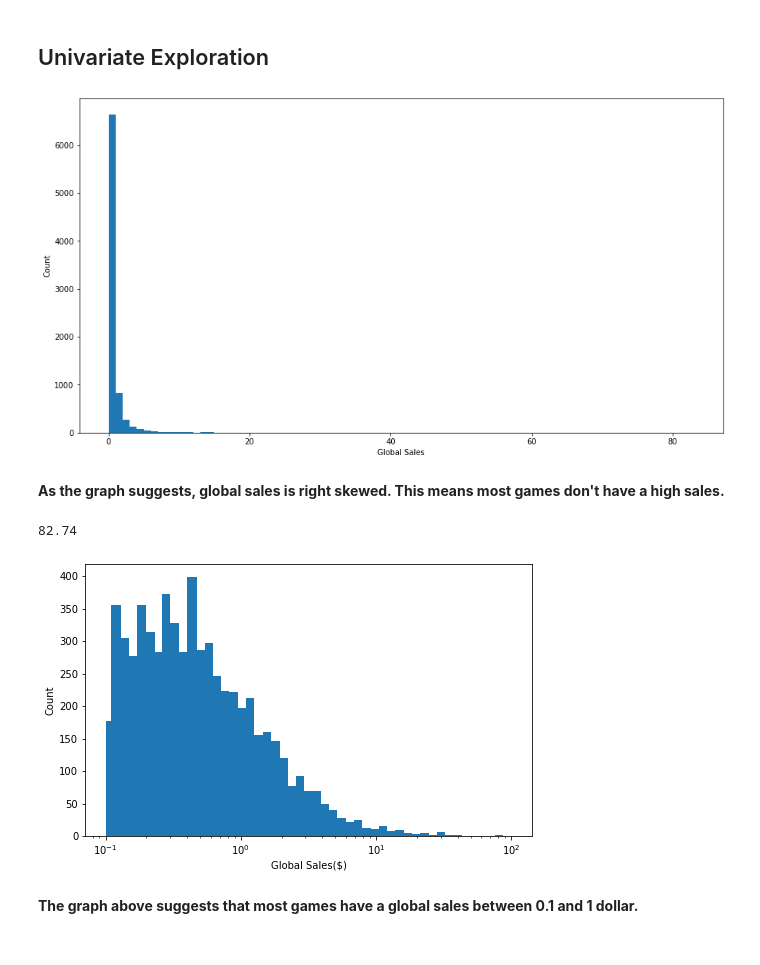
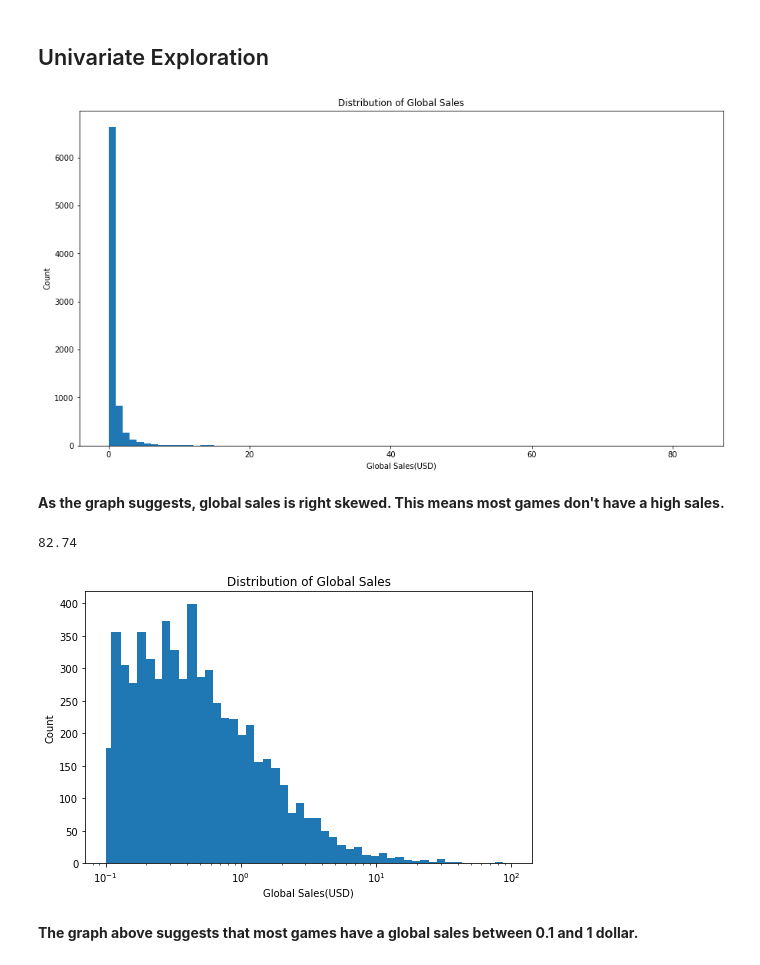
Before and after one commit to lretinue/Video-Game-Exploration, a Jupyter notebook: Video_Games_Exploration_Part1.ipynb, the cells around one changed output. Cells and saved outputs as stored; diff of their text form; code cells hidden in the pictures.

```diff
--- a/Video_Games_Exploration_Part1.ipynb
+++ b/Video_Games_Exploration_Part1.ipynb
@@ -92,27 +94,29 @@ binsize = 1
 bins = np.arange(0, vgsales['Global_Sales'].max()+binsize, binsize)
 plt.figure(figsize=[15, 8])
 plt.hist(data = vgsales, x = 'Global_Sales', bins = bins)
-plt.xlabel('Global Sales')
+plt.xlabel('Global Sales(USD)')
+plt.title("Distribution of Global Sales")
 plt.ylabel("Count")
 plt.show()
 # %% [output]
-[figure, old version]
+[figure, new version]
 # %% [markdown]
 **As the graph suggests, global sales is right skewed. This means most games don't have a high sales.**
 # %%
 # there's a long tail in the distribution, so let's put it on a log scale instead
 print(np.max(vgsales['Global_Sales']))
 bins = np.logspace(1,4,dtype="int")/100
 
 plt.figure(figsize=[8,5])
 plt.hist(data = vgsales, x = 'Global_Sales', bins = bins)
 plt.xscale('log')
-plt.xlabel('Global Sales($)')
+plt.xlabel('Global Sales(USD)')
 plt.ylabel("Count")
+plt.title("Distribution of Global Sales")
 plt.show()
 # %% [output]
 82.74
-[figure, old version]
+[figure, new version]
 # %% [markdown]
 **The graph above suggests that most games have a global sales between 0.1 and 1 dollar.**
 # %%
```
Also changed, not shown: parts of 16 cells of this notebook, 3 other files.
